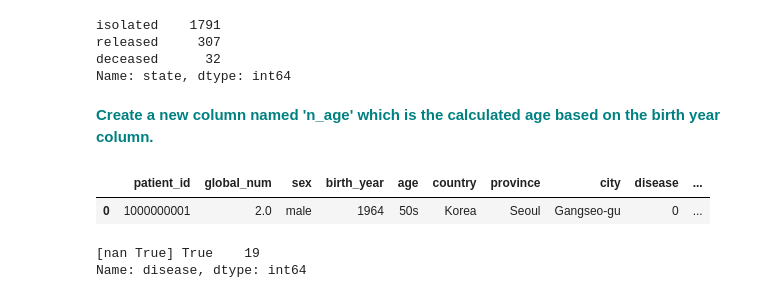
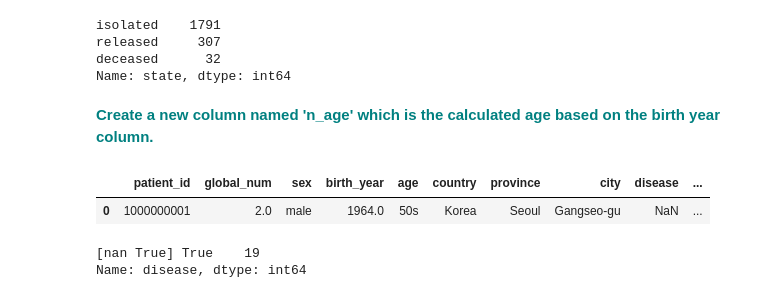
Before and after one commit to BinhKieu82/Springboard_NormProj, a Jupyter notebook: 14.4RandomForest Covid Case Study_06302020/RandomForest_casestudy_covid19.ipynb, the cells around one changed output. Saved outputs shown, nothing was run; the diff lists cells and outputs as text; code cells hidden in the pictures.

```diff
--- a/14.4RandomForest Covid Case Study_06302020/RandomForest_casestudy_covid19.ipynb
+++ b/14.4RandomForest Covid Case Study_06302020/RandomForest_casestudy_covid19.ipynb
@@ -126,13 +126,12 @@ Name: state, dtype: int64
 # %%
 import datetime
 
 now = datetime.datetime.now()
-df['birth_year'] = df.birth_year.astype(int)
 df['n_age'] = now.year - df.birth_year
 df.head(1)
 # %% [output]
 |  | patient_id | global_num | sex | birth_year | age | country | province | city | disease | ... |
-| 0 | 1000000001 | 2.0 | male | 1964 | 50s | Korea | Seoul | Gangseo-gu | 0 | ... |
+| 0 | 1000000001 | 2.0 | male | 1964.0 | 50s | Korea | Seoul | Gangseo-gu | NaN | ... |
 # %%
 print(df.disease.unique(), df.disease.value_counts())
 # %% [output]
```
Also changed, not shown: parts of 28 cells of this notebook.
